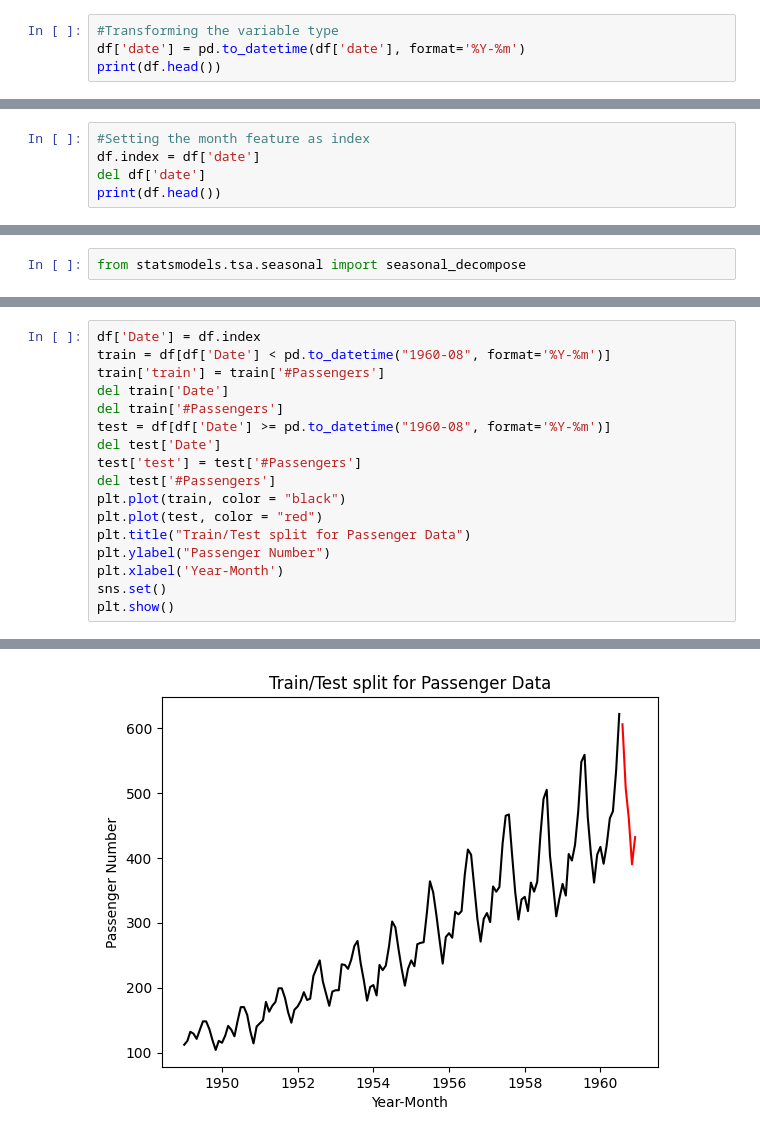
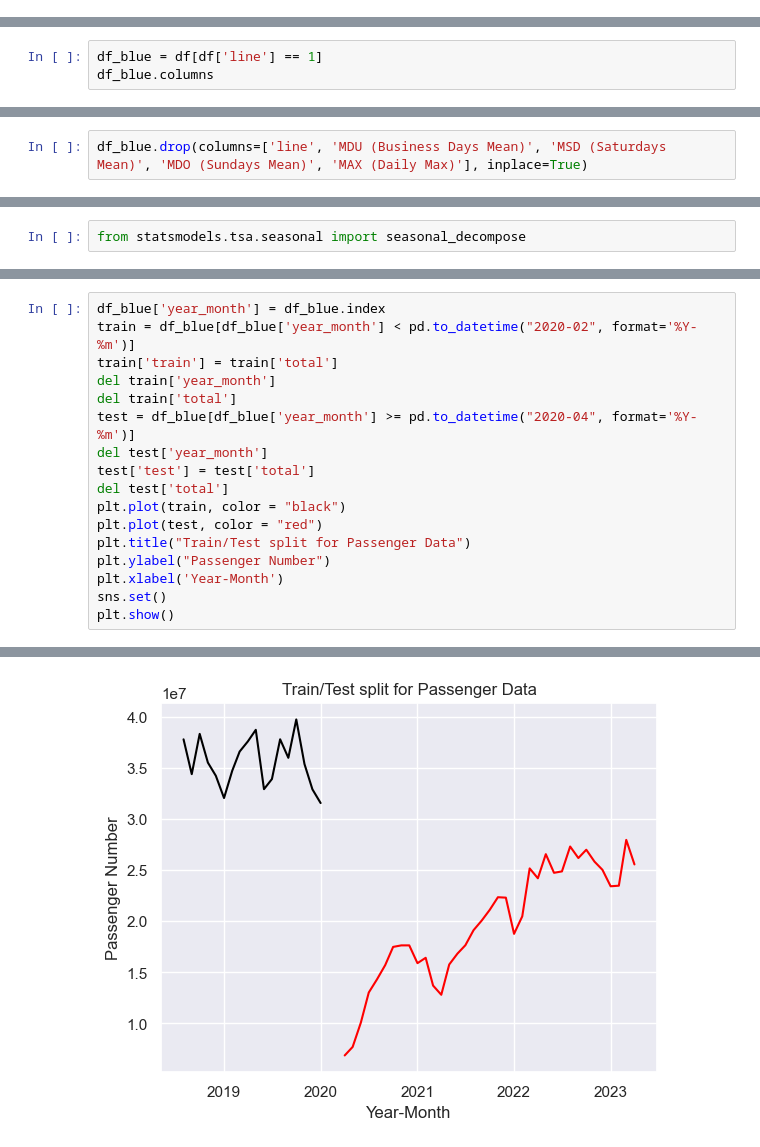
Before and after one commit to whaner/timeseries, a Jupyter notebook: main.ipynb, the cells around one changed output, grey strips where cells are left out. Drawn from its saved outputs; the diff is of its cells as text.

```diff
--- a/main.ipynb
+++ b/main.ipynb
@@ -66,4 +28,0 @@ df
-# %%
-#Transforming the variable type
-df['date'] = pd.to_datetime(df['date'], format='%Y-%m')
-print(df.head())
@@ -77,5 +28,0 @@ print(df.head())
-# %%
-#Setting the month feature as index
-df.index = df['date']
-del df['date']
-print(df.head())
@@ -103,0 +29,3 @@ rolling_std = df.rolling(7).std()
+# %%
+df_blue = df[df['line'] == 1]
+df_blue.columns
@@ -103,0 +36,2 @@ rolling_std = df.rolling(7).std()
+# %%
+df_blue.drop(columns=['line', 'MDU (Business Days Mean)', 'MSD (Saturdays Mean)', 'MDO (Sundays Mean)', 'MAX (Daily Max)'], inplace=True)
@@ -155,13 +131,13 @@ plt.show()
 # %%
-df['Date'] = df.index
-train = df[df['Date'] < pd.to_datetime("1960-08", format='%Y-%m')]
-train['train'] = train['#Passengers']
-del train['Date']
-del train['#Passengers']
-test = df[df['Date'] >= pd.to_datetime("1960-08", format='%Y-%m')]
-del test['Date']
-test['test'] = test['#Passengers']
-del test['#Passengers']
+df_blue['year_month'] = df_blue.index
+train = df_blue[df_blue['year_month'] < pd.to_datetime("2020-02", format='%Y-%m')]
+train['train'] = train['total']
+del train['year_month']
+del train['total']
+test = df_blue[df_blue['year_month'] >= pd.to_datetime("2020-04", format='%Y-%m')]
+del test['year_month']
+test['test'] = test['total']
+del test['total']
 plt.plot(train, color = "black")
 plt.plot(test, color = "red")
 plt.title("Train/Test split for Passenger Data")
@@ -183 +164 @@ See the caveats in the documentation: https://pandas.pydata.org/pandas-docs/stab
-[figure, old version]
+[figure, new version]
```
Also changed, not shown: parts of 30 cells of this notebook, 1 other file.
